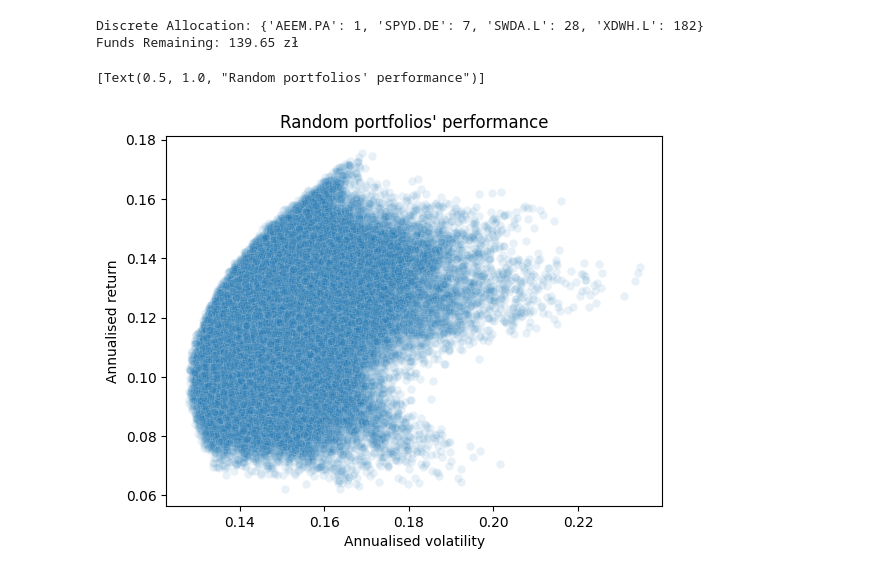
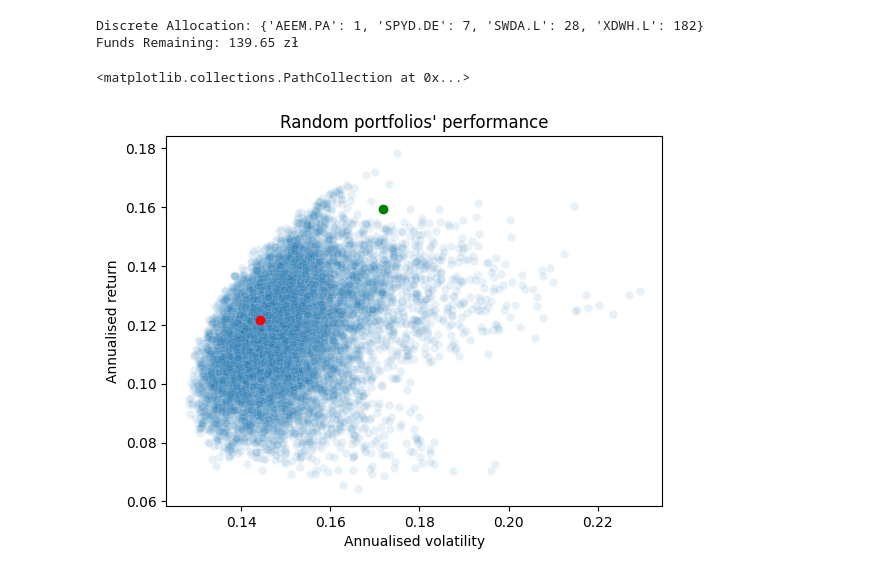
Before and after one commit to michaltkaczyk/etf-portfolio-optimisation, a Jupyter notebook: main.ipynb, the cells around one changed output. Saved outputs shown, nothing was run; the diff lists cells and outputs as text; code cells hidden in the pictures.

Commit message:
own portfolio evaluated and put on the map

```diff
--- a/main.ipynb
+++ b/main.ipynb
@@ -171,3 +170,6 @@ weights = generate_random_weights(covariance_matrix.shape[0])
+# %%
+# weights = generate_random_weights(covariance_matrix.shape[0])
+weights = np.array([0, 0, 0.33, 0, 0, 0.56, 0.11])
 # %% [markdown]
 Now we calculate the variance of the specified portfolio.
 # %%
@@ -242,15 +244,18 @@ def generate_and_evaluate_random_portfolios(num_portfolios, covariance_matrix):
 
     return results
 # %%
-portfolio_evaluations = generate_and_evaluate_random_portfolios(100_000, covariance_matrix)
+portfolio_evaluations = generate_and_evaluate_random_portfolios(10_000, covariance_matrix)
 # %%
 random_portfolios_plot = sns.scatterplot(
     data = pd.DataFrame(portfolio_evaluations),
     alpha = .1,
     x = "Annualised volatility",
     y = "Annualised return")
 
 random_portfolios_plot.set(title = "Random portfolios' performance")
+
+plt.scatter(x = portfolio_volatility, y = portfolio_simple_annual_return, color = 'r')
+plt.scatter(x = ef.portfolio_performance()[1], y = ef.portfolio_performance()[0], color = 'g')
 # %% [output]
-[Text(0.5, 1.0, "Random portfolios' performance")]
+<matplotlib.collections.PathCollection at 0x...>
-[figure, old version]
+[figure, new version]
```
Also changed, not shown: parts of 8 cells of this notebook.
